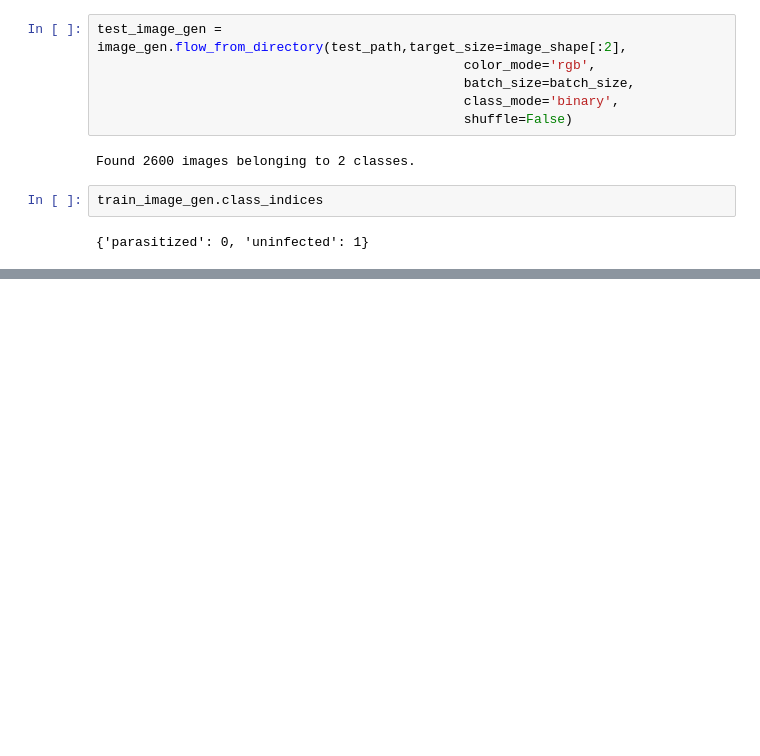
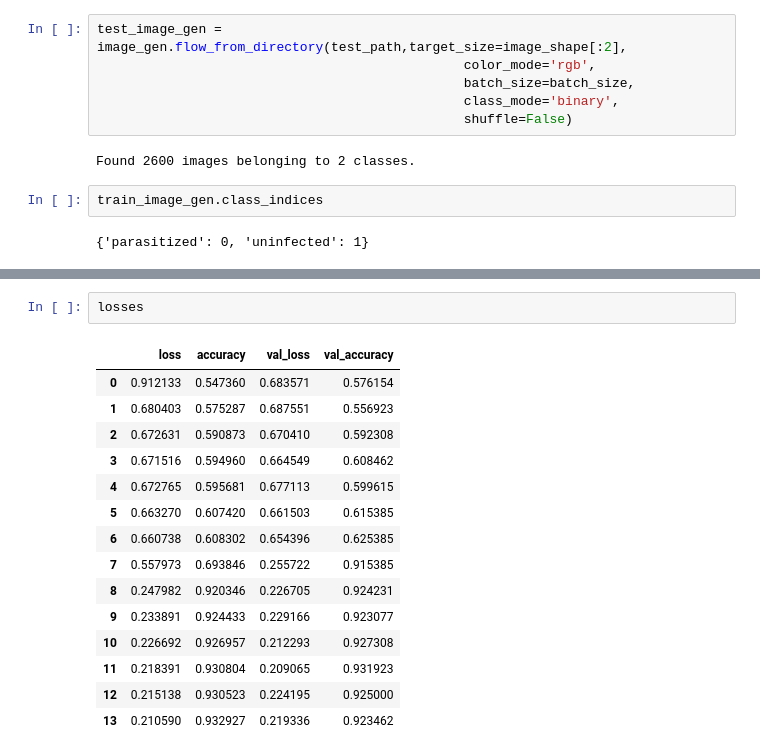
Before and after one commit to FabriceIRANKUNDA/CNNs_models, a Jupyter notebook: play_ground.ipynb, the cells around one changed output, grey strips where cells are left out. Cells and saved outputs as stored; diff of their text form; blank space fills up the shorter version.

```diff
--- a/play_ground.ipynb
+++ b/play_ground.ipynb
@@ -257,0 +284,18 @@ results = model.fit_generator(train_image_gen, epochs=20,
+# %%
+losses
+# %% [output]
+|  | loss | accuracy | val_loss | val_accuracy |
+| 0 | 0.912133 | 0.547360 | 0.683571 | 0.576154 |
+| 1 | 0.680403 | 0.575287 | 0.687551 | 0.556923 |
+| 2 | 0.672631 | 0.590873 | 0.670410 | 0.592308 |
+| 3 | 0.671516 | 0.594960 | 0.664549 | 0.608462 |
+| 4 | 0.672765 | 0.595681 | 0.677113 | 0.599615 |
+| 5 | 0.663270 | 0.607420 | 0.661503 | 0.615385 |
+| 6 | 0.660738 | 0.608302 | 0.654396 | 0.625385 |
+| 7 | 0.557973 | 0.693846 | 0.255722 | 0.915385 |
+| 8 | 0.247982 | 0.920346 | 0.226705 | 0.924231 |
+| 9 | 0.233891 | 0.924433 | 0.229166 | 0.923077 |
+| 10 | 0.226692 | 0.926957 | 0.212293 | 0.927308 |
+| 11 | 0.218391 | 0.930804 | 0.209065 | 0.931923 |
+| 12 | 0.215138 | 0.930523 | 0.224195 | 0.925000 |
+| 13 | 0.210590 | 0.932927 | 0.219336 | 0.923462 |
```
Also changed, not shown: parts of 31 cells of this notebook.
